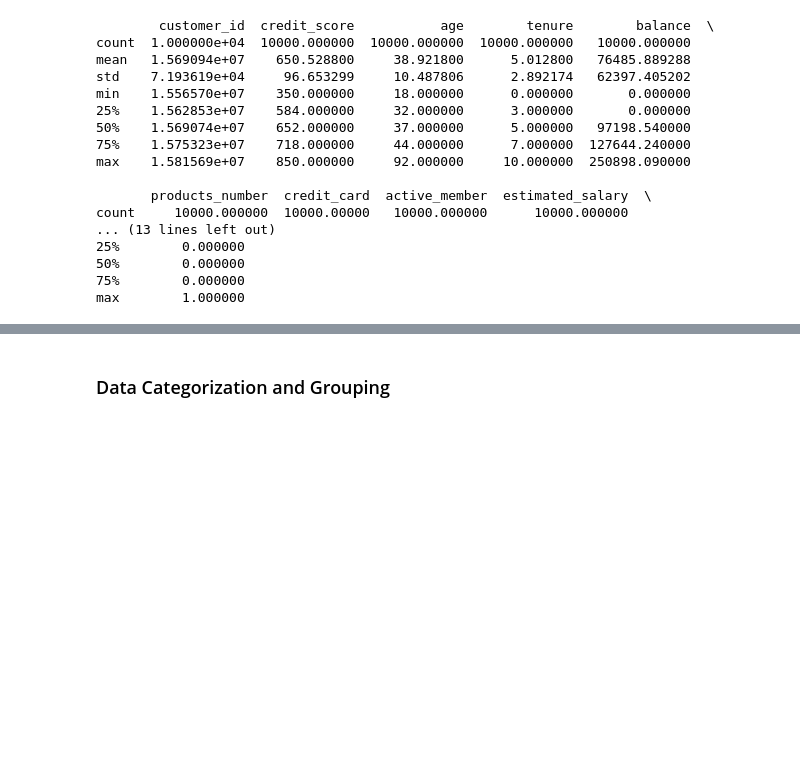
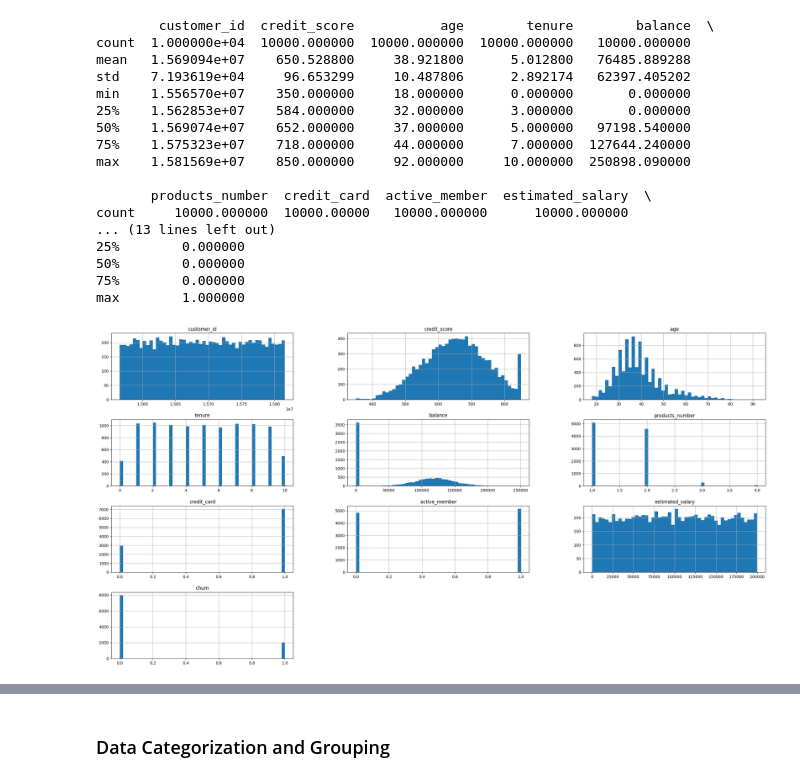
Before and after one commit to tranthikyphuong/Customer-Churn, a Jupyter notebook: Customers churned.ipynb, the cells around one changed output, grey strips where cells are left out. Drawn from its saved outputs; the diff is of its cells as text; code cells hidden in the pictures; blank space fills up the shorter version.

```diff
--- a/Customers churned.ipynb
+++ b/Customers churned.ipynb
@@ -162,3 +165,9 @@ count     10000.000000  10000.00000   10000.000000      10000.000000
 50%        0.000000
 75%        0.000000
 max        1.000000
+# %%
+# check phân bố dữ liệu
+df.hist(bins=50,figsize=(30, 15))
+plt.show()
+# %% [output]
+[figure, added]
```
Also changed, not shown: parts of 27 cells of this notebook.
